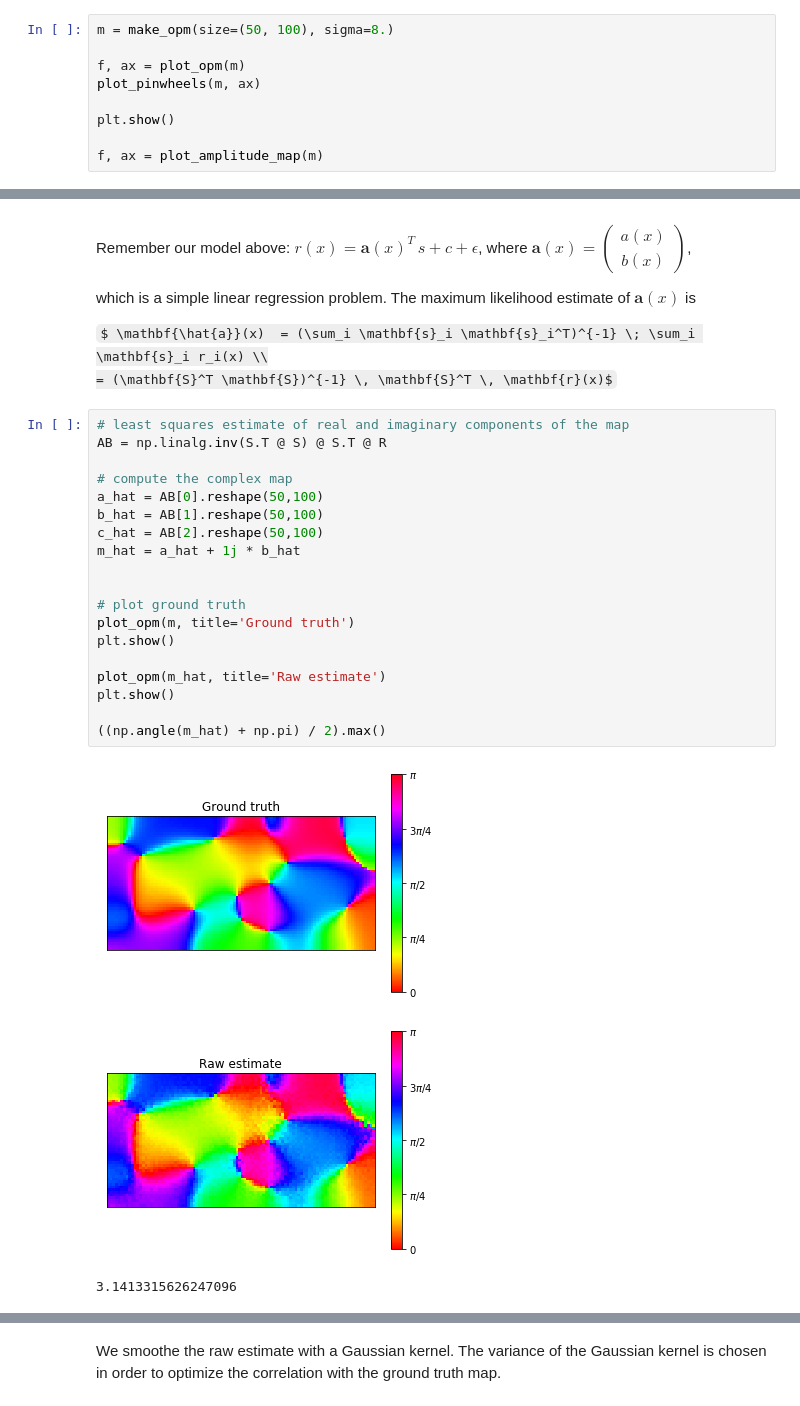
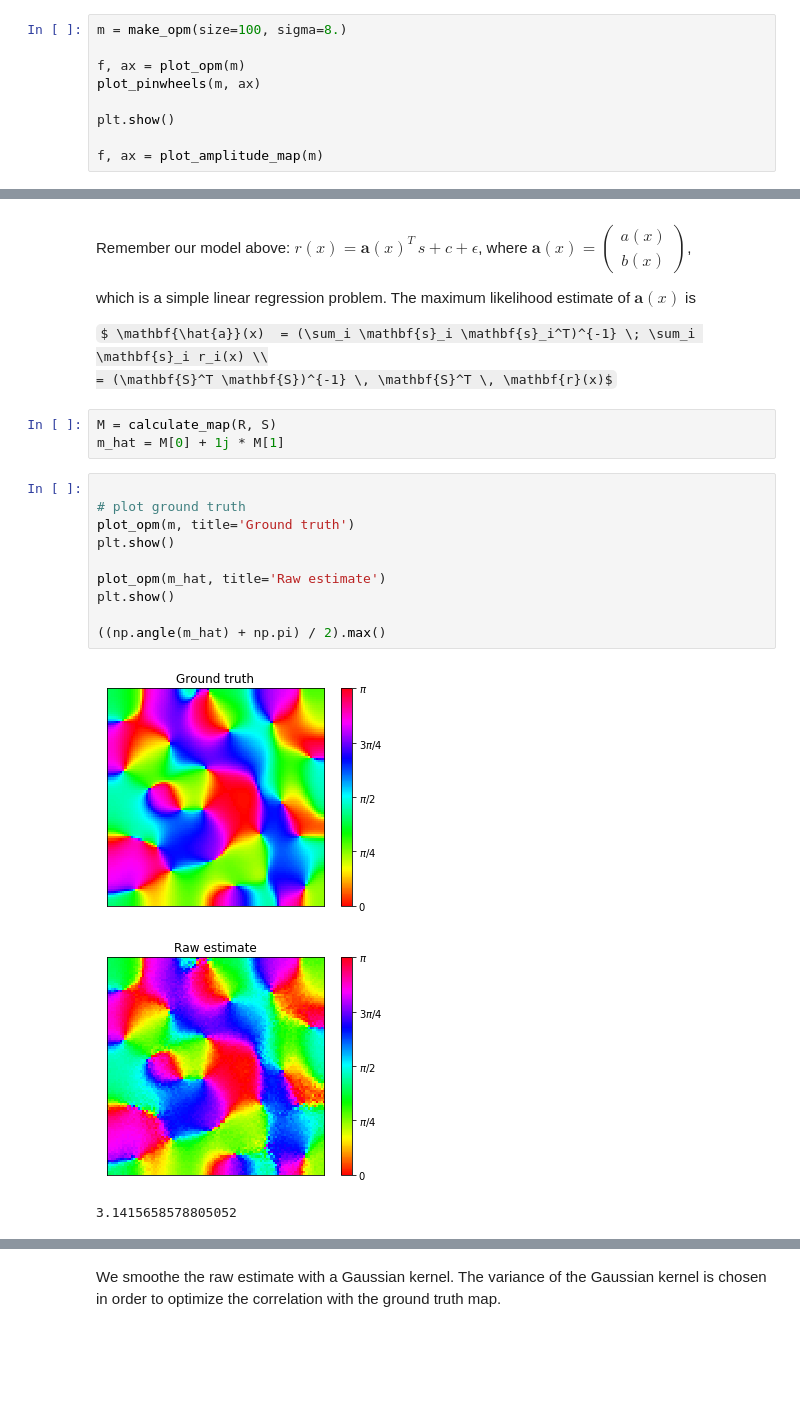
Before and after one commit to mackelab/gp-maps-python, a Jupyter notebook: OPM.ipynb, the cells around one changed output, grey strips where cells are left out. Drawn from its saved outputs; the diff is of its cells as text; some formulas as TeX source; blank space fills up the shorter version.

```diff
--- a/OPM.ipynb
+++ b/OPM.ipynb
@@ -28,7 +28,7 @@ where $A(x)$ is the absolute value of $m(x)$ and $2 \theta(x)$ is the argument o
 
 The pinwheels are detected as zero-crossings of the real and imaginary parts of the map.
 # %%
-m = make_opm(size=(50, 100), sigma=8.)
+m = make_opm(size=100, sigma=8.)
 
 f, ax = plot_opm(m)
 plot_pinwheels(m, ax)
@@ -125,26 +125,20 @@ which is a simple linear regression problem. The maximum likelihood estimate of
 
 $ \mathbf{\hat{a}}(x)  = (\sum_i \mathbf{s}_i \mathbf{s}_i^T)^{-1} \; \sum_i \mathbf{s}_i r_i(x) \\
 = (\mathbf{S}^T \mathbf{S})^{-1} \, \mathbf{S}^T \, \mathbf{r}(x)$
+# %%
+M = calculate_map(R, S)
+m_hat = M[0] + 1j * M[1]
 # %%
-# least squares estimate of real and imaginary components of the map
-AB = np.linalg.inv(S.T @ S) @ S.T @ R
-
-# compute the complex map
-a_hat = AB[0].reshape(50,100)
-b_hat = AB[1].reshape(50,100)
-c_hat = AB[2].reshape(50,100)
-m_hat = a_hat + 1j * b_hat
-
 
 # plot ground truth
 plot_opm(m, title='Ground truth')
 plt.show()
 
 plot_opm(m_hat, title='Raw estimate')
 plt.show()
 
 ((np.angle(m_hat) + np.pi) / 2).max()
 # %% [output]
-[figure, old version]
+[figure, new version]
-[figure, old version]
+[figure, new version]
-3.1413315626247096
+3.1415658578805052
```
Also changed, not shown: parts of 7 cells of this notebook, 3 other files.
